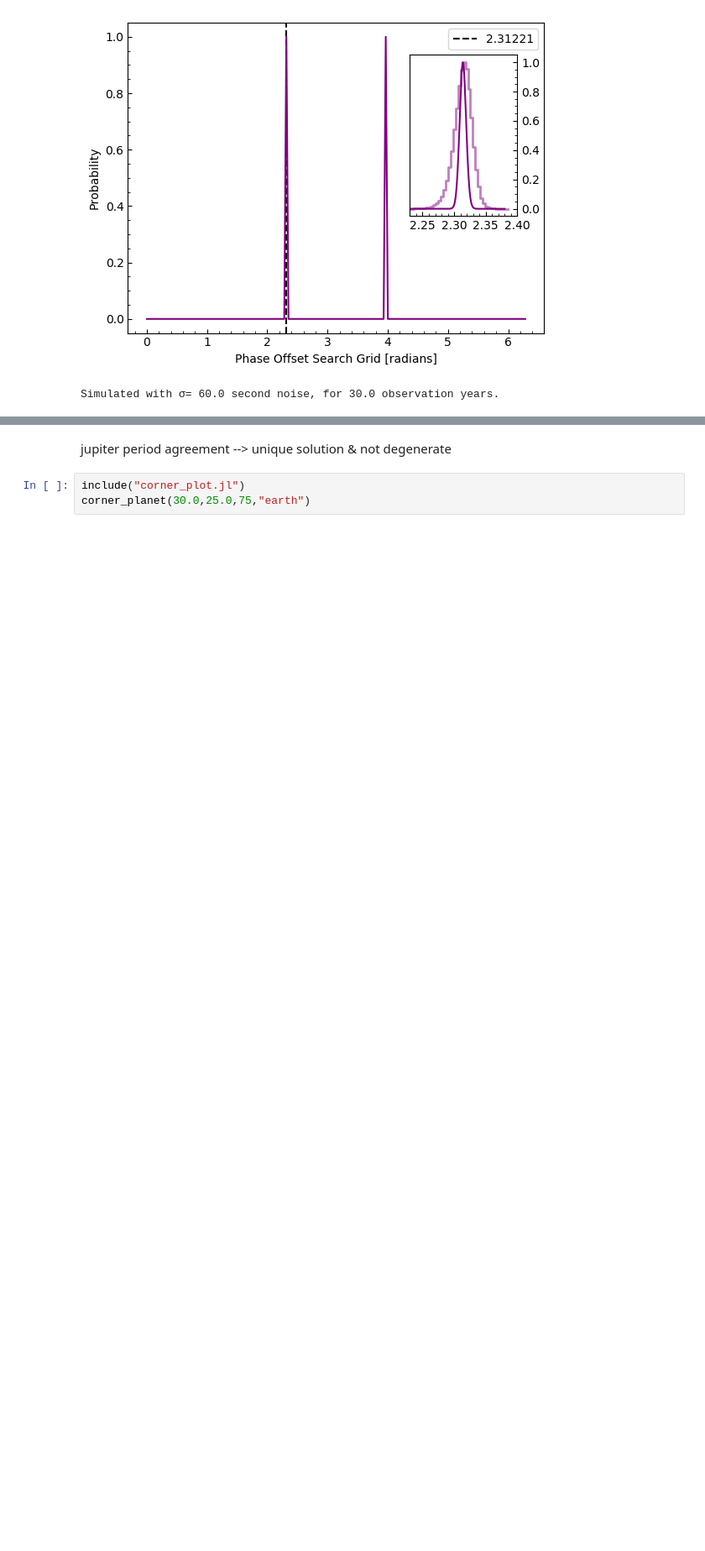
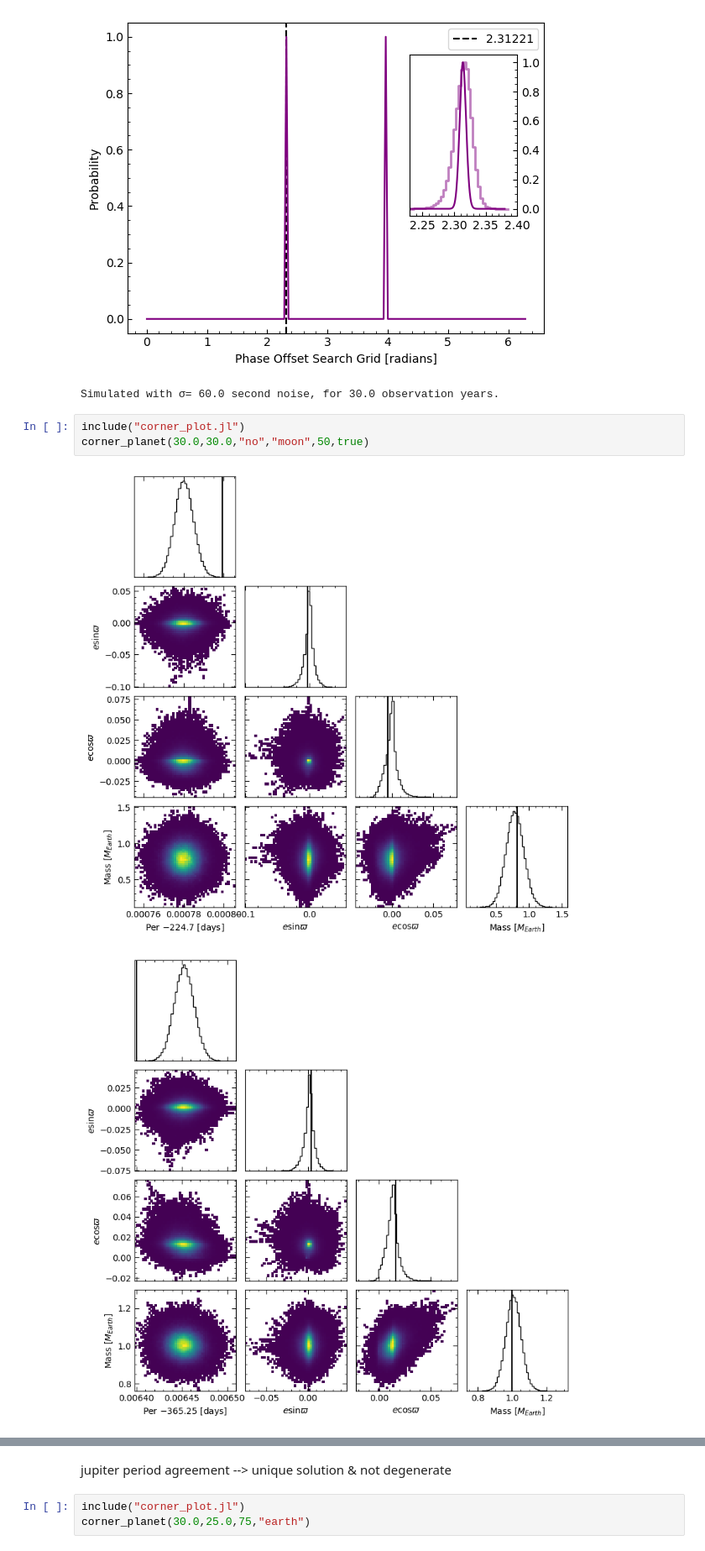
Before and after one commit to bmlindor/ttv_ss, a Jupyter notebook: test.ipynb, the cells around one changed output, grey strips where cells are left out. Shown at 84% size. Drawn from its saved outputs; the diff is of its cells as text; blank space fills up the shorter version.

```diff
--- a/test.ipynb
+++ b/test.ipynb
@@ -225,3 +194,9 @@ plot_likelihood(60.0,30.0,50,true)
 [figure]
 [figure]
 Simulated with σ= 60.0 second noise, for 30.0 observation years.
+# %%
+include("corner_plot.jl")
+corner_planet(30.0,30.0,"no","moon",50,true)
+# %% [output]
+[figure, added]
+[figure, added]
```
Also changed, not shown: parts of 13 cells of this notebook, 4 other files.
